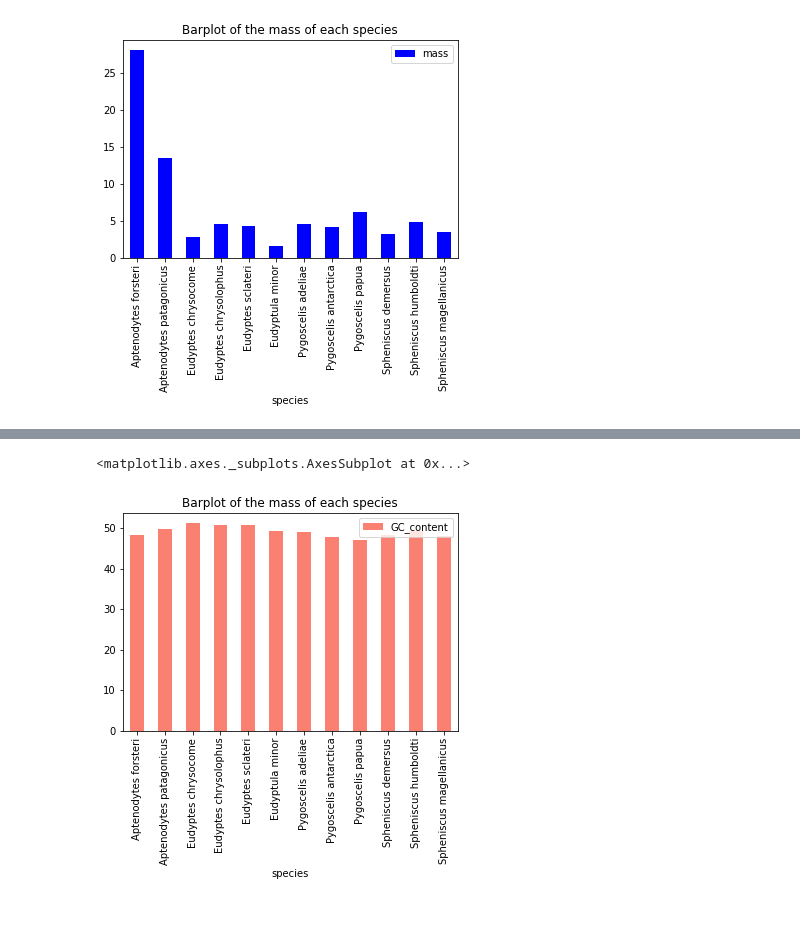
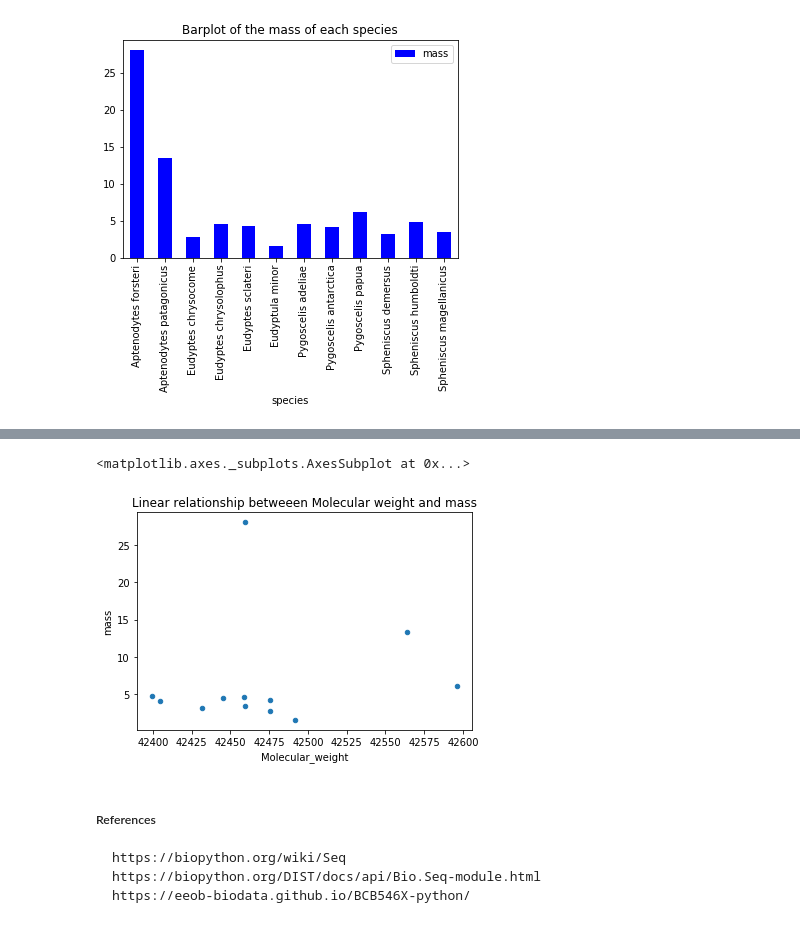
Before and after one commit to Boris-alladassi/Boris_Python_Assignment, a Jupyter notebook: Boris_Python_assignment.ipynb, the cells around one changed output, grey strips where cells are left out. Cells and saved outputs as stored; diff of their text form; code cells hidden in the pictures.

```diff
--- a/Boris_Python_assignment.ipynb
+++ b/Boris_Python_assignment.ipynb
@@ -146,6 +177,12 @@ penguins_df.plot(x = "species", y = "Molecular_weight", kind = "bar", color = "l
-# %%
-penguins_df.plot(x = "species", y = "GC_content", kind = "bar", color = "salmon",
-                 title = "Barplot of the GC-content of each species")
-# %% [output]
-<matplotlib.axes._subplots.AxesSubplot at 0x...>
-[figure, removed]
+# %%
+# Scatterplot to observ the linear relationship of Molecular weight and mass per species.
+penguins_df.plot(x= "Molecular_weight", y = "mass", kind = "scatter",
+                title = "Linear relationship betweeen Molecular weight and mass")
+# %% [output]
+<matplotlib.axes._subplots.AxesSubplot at 0x...>
+[figure, added]
+# %% [markdown]
+##### References
+    https://biopython.org/wiki/Seq
+    https://biopython.org/DIST/docs/api/Bio.Seq-module.html
+    https://eeob-biodata.github.io/BCB546X-python/
```
Also changed, not shown: parts of 35 cells of this notebook.
